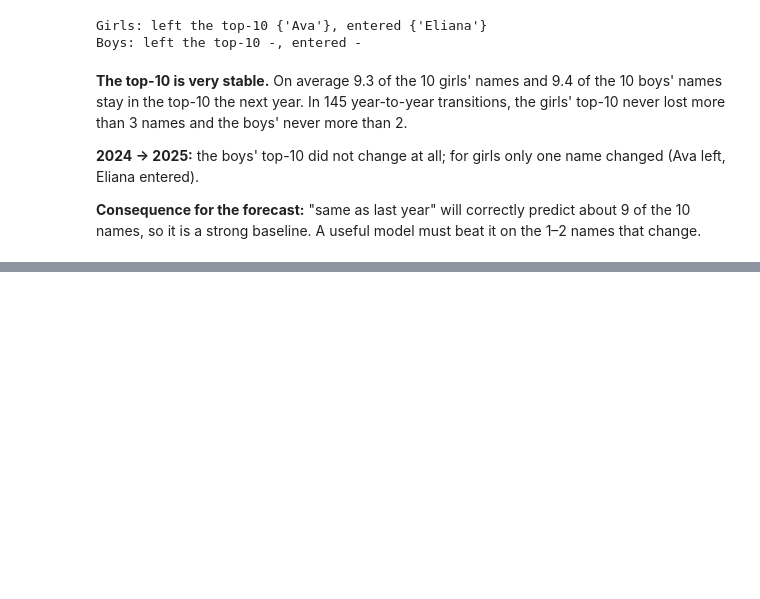
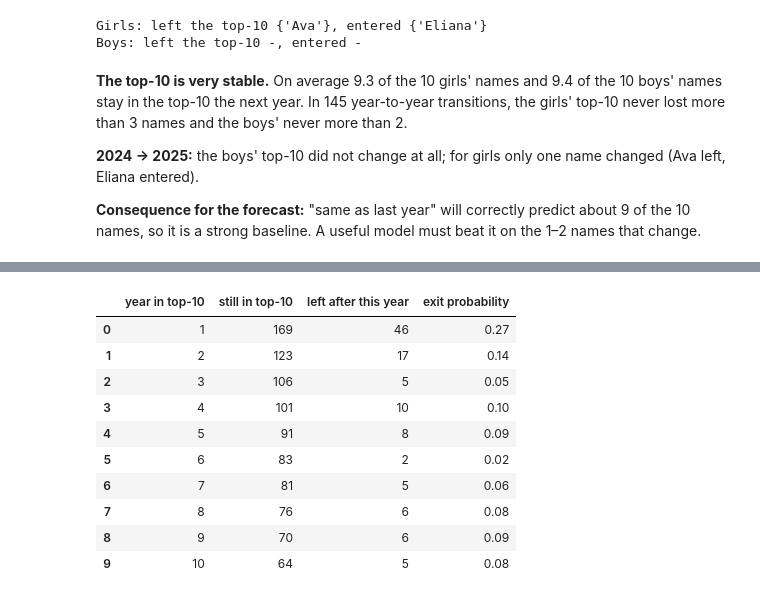
Before and after one commit to annaring2023/names_2027, a Jupyter notebook: part_B_diversity.ipynb, the cells around one changed output, grey strips where cells are left out. Cells and saved outputs as stored; diff of their text form; code cells hidden in the pictures; blank space fills up the shorter version.

```diff
--- a/part_B_diversity.ipynb
+++ b/part_B_diversity.ipynb
@@ -253,0 +354,20 @@ names stay in the top-10 the next year.  In 145 year-to-year transitions, the gi
+# %%
+hazard = pd.DataFrame({
+    "year in top-10": np.arange(1, 11),
+    "still in top-10": [(lengths >= k).sum() for k in range(1, 11)],
+    "left after this year": [(lengths == k).sum() for k in range(1, 11)],
+})
+hazard["exit probability"] = hazard["left after this year"] / hazard["still in top-10"]
+hazard.round(2)
+# %% [output]
+|  | year in top-10 | still in top-10 | left after this year | exit probability |
+| 0 | 1 | 169 | 46 | 0.27 |
+| 1 | 2 | 123 | 17 | 0.14 |
+| 2 | 3 | 106 | 5 | 0.05 |
+| 3 | 4 | 101 | 10 | 0.10 |
+| 4 | 5 | 91 | 8 | 0.09 |
+| 5 | 6 | 83 | 2 | 0.02 |
+| 6 | 7 | 81 | 5 | 0.06 |
+| 7 | 8 | 76 | 6 | 0.08 |
+| 8 | 9 | 70 | 6 | 0.09 |
+| 9 | 10 | 64 | 5 | 0.08 |
```
Also changed, not shown: parts of 13 cells of this notebook.
